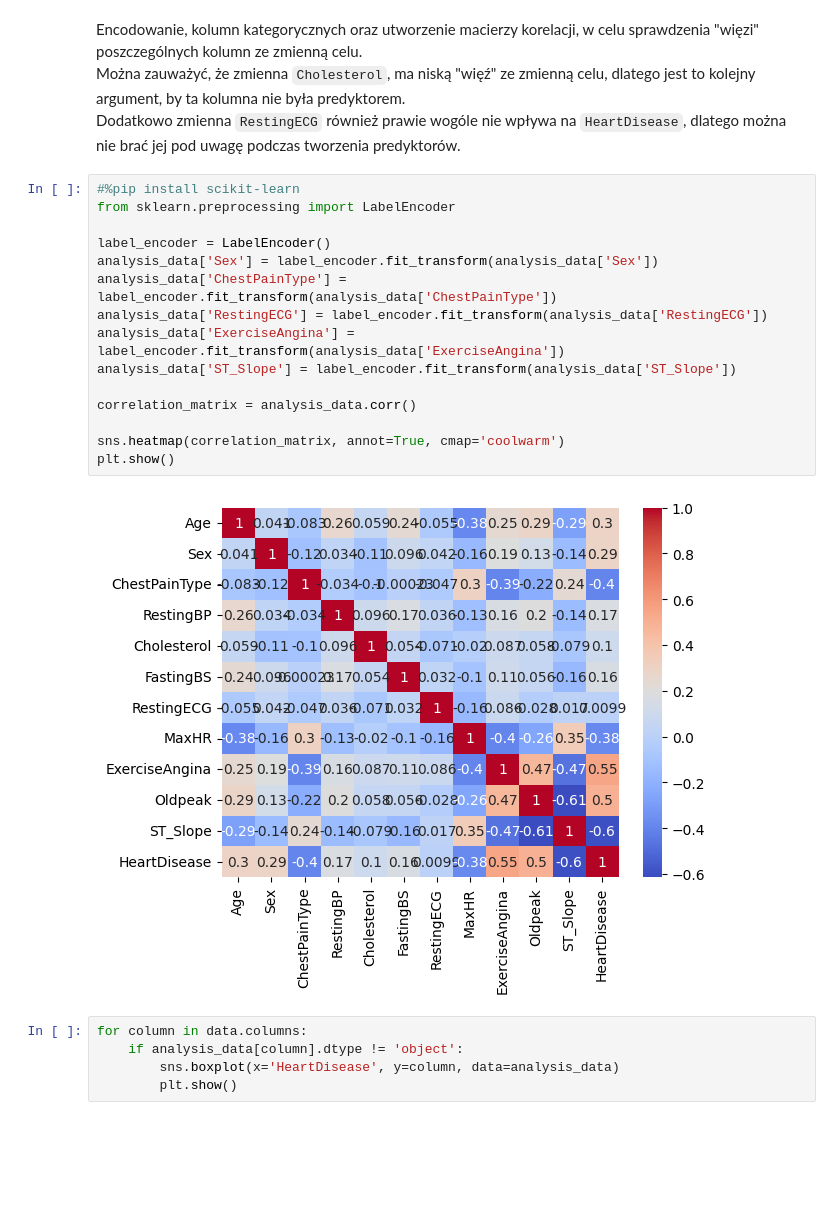
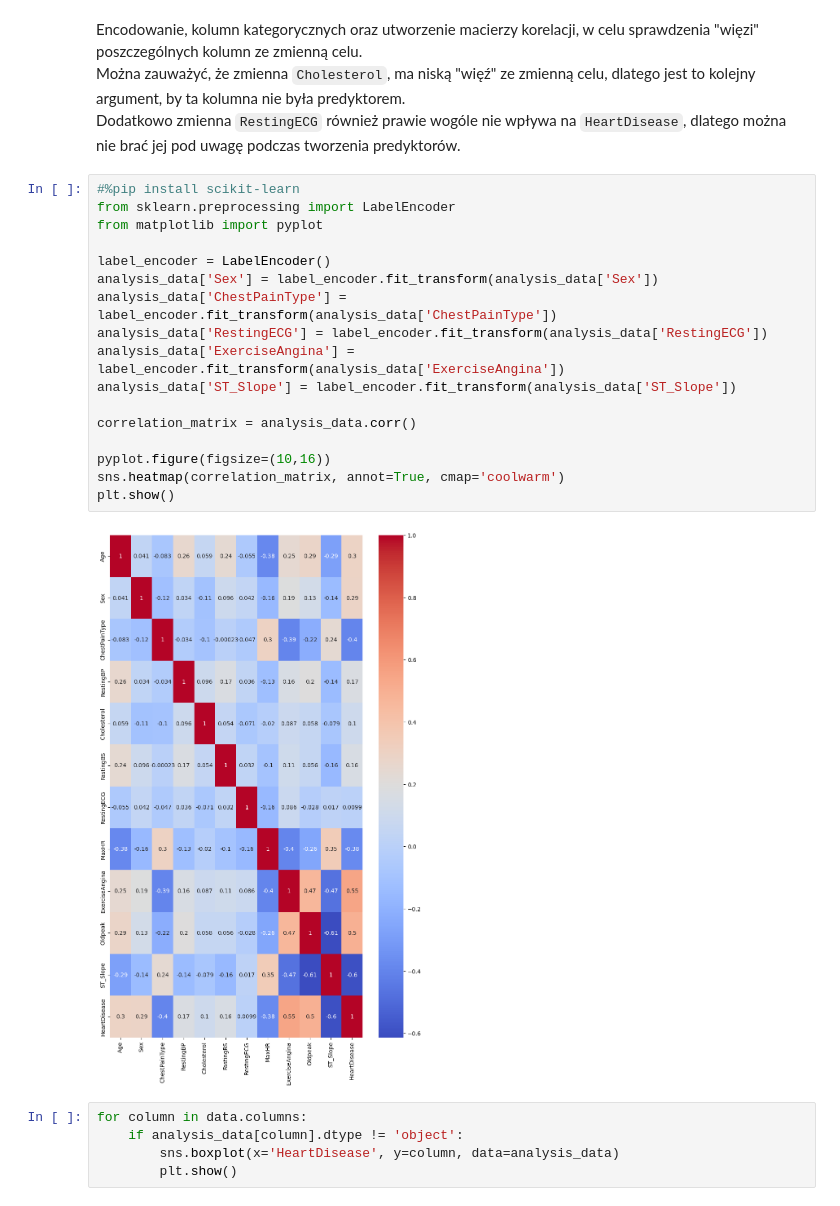
Before and after one commit to janluk00/heart-disease-predicting-models, a Jupyter notebook: models.ipynb, the cells around one changed output. Drawn from its saved outputs; the diff is of its cells as text; blank space fills up the shorter version.

Commit message:
Add authors + changed visibility of plots

```diff
--- a/models.ipynb
+++ b/models.ipynb
@@ -81,20 +85,22 @@ Dodatkowo zmienna `RestingECG` również prawie wogóle nie wpływa na `HeartDis
 # %%
 #%pip install scikit-learn
 from sklearn.preprocessing import LabelEncoder
+from matplotlib import pyplot
 
 label_encoder = LabelEncoder()
 analysis_data['Sex'] = label_encoder.fit_transform(analysis_data['Sex'])
 analysis_data['ChestPainType'] = label_encoder.fit_transform(analysis_data['ChestPainType'])
 analysis_data['RestingECG'] = label_encoder.fit_transform(analysis_data['RestingECG'])
 analysis_data['ExerciseAngina'] = label_encoder.fit_transform(analysis_data['ExerciseAngina'])
 analysis_data['ST_Slope'] = label_encoder.fit_transform(analysis_data['ST_Slope'])
 
 correlation_matrix = analysis_data.corr()
 
+pyplot.figure(figsize=(10,16))
 sns.heatmap(correlation_matrix, annot=True, cmap='coolwarm')
 plt.show()
 # %% [output]
-[figure, old version]
+[figure, new version]
 # %%
 for column in data.columns:
     if analysis_data[column].dtype != 'object':
```
Also changed, not shown: parts of 1 cell of this notebook, 1 other file.
